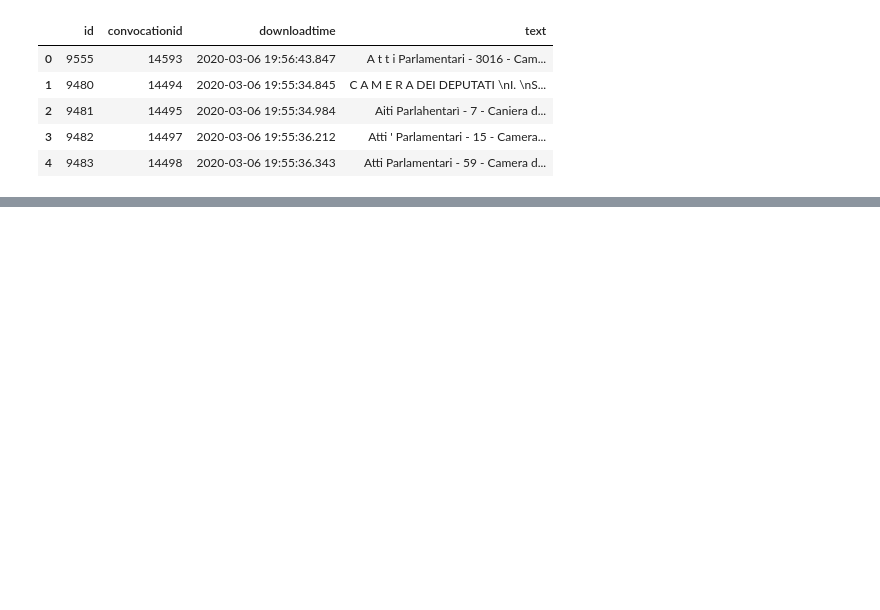
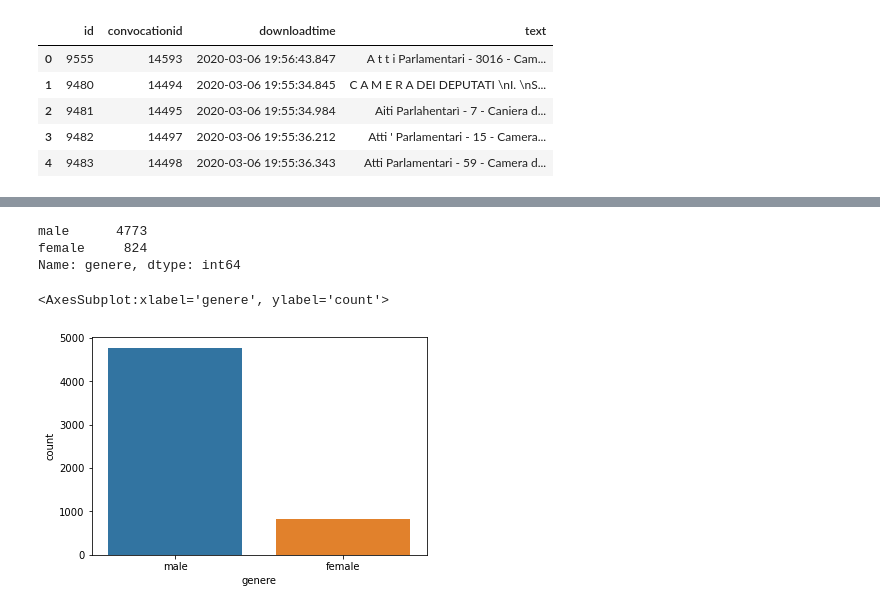
Before and after one commit to aliceiordache/gender-politics, a Jupyter notebook: gender_politics.ipynb, the cells around one changed output, grey strips where cells are left out. Cells and saved outputs as stored; diff of their text form; code cells hidden in the pictures; blank space fills up the shorter version.

```diff
--- a/gender_politics.ipynb
+++ b/gender_politics.ipynb
@@ -280,0 +358,14 @@ memory usage: 18.5+ MB
+# %%
+df_1 = pd.read_csv("lista_deputati.csv")
+# %%
+df_1.genere.value_counts()
+# %% [output]
+male      4773
+female     824
+Name: genere, dtype: int64
+# %%
+#Gender distr of all deputies ever (also those of legislature we won't analyze)
+sns.countplot(df_1.genere)
+# %% [output]
+<AxesSubplot:xlabel='genere', ylabel='count'>
+[figure, added]
```
Also changed, not shown: parts of 179 cells of this notebook, 2 other files.
